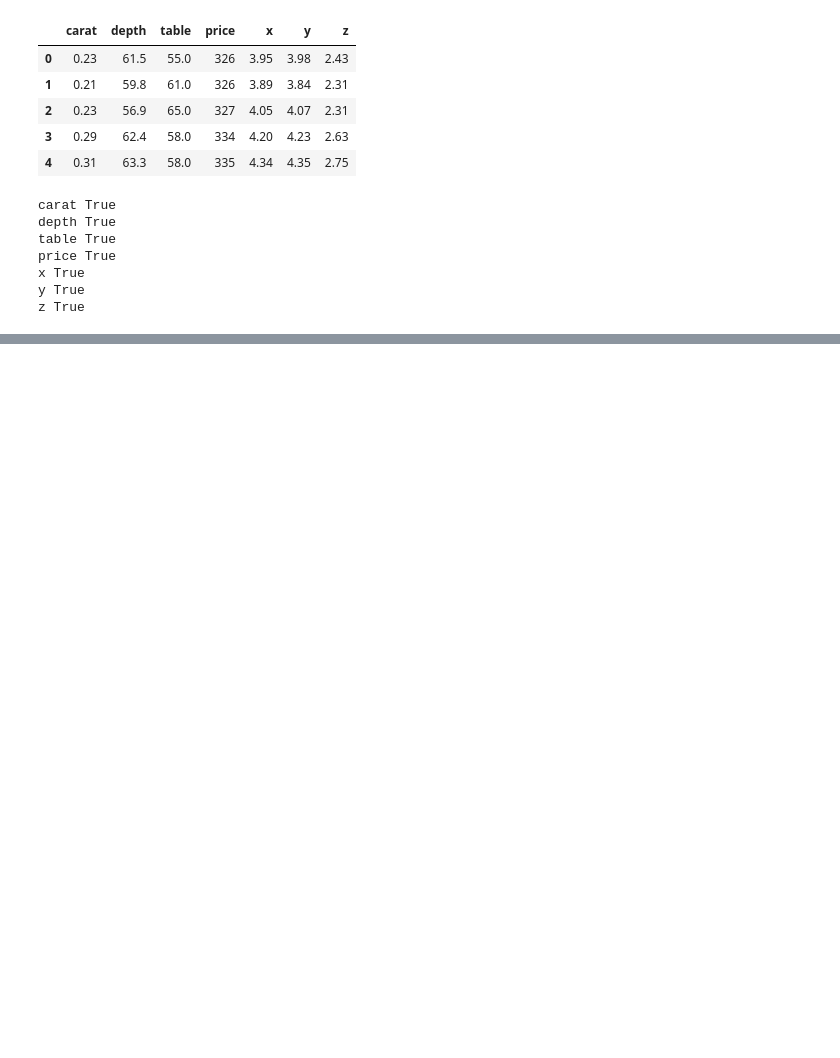
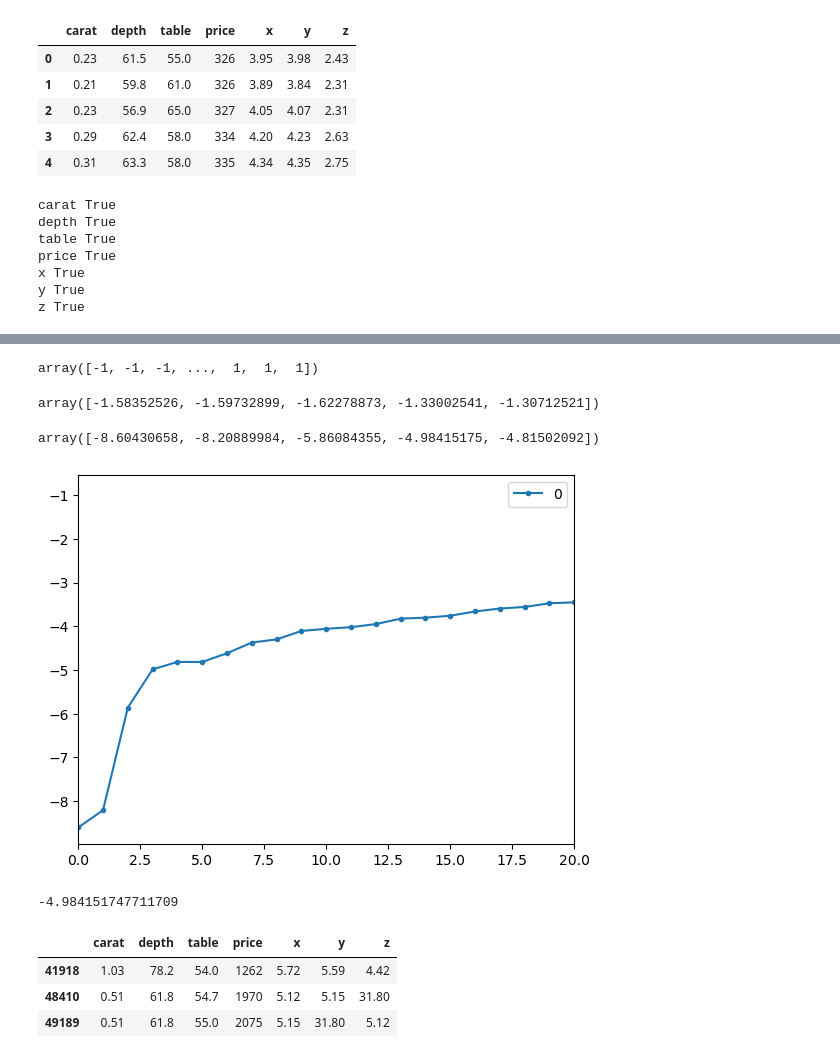
Before and after one commit to zaferavci1/Feature-Engineering, a Jupyter notebook: Future-engineering-1.ipynb, the cells around one changed output, grey strips where cells are left out. Drawn from its saved outputs; the diff is of its cells as text; code cells hidden in the pictures; blank space fills up the shorter version.

```diff
--- a/Future-engineering-1.ipynb
+++ b/Future-engineering-1.ipynb
@@ -479,0 +503,11 @@ z True
+# %%
+clf = LocalOutlierFactor(n_neighbors=20)
+clf.fit_predict(df)
+# %% [output]
+array([-1, -1, -1, ...,  1,  1,  1])
+# %%
+df_scores = clf.negative_outlier_factor_
+# %%
+df_scores[0:5]
+# %% [output]
+array([-1.58352526, -1.59732899, -1.62278873, -1.33002541, -1.30712521])
@@ -479,0 +516,4 @@ z True
+# %%
+np.sort(df_scores)[0:5]
+# %% [output]
+array([-8.60430658, -8.20889984, -5.86084355, -4.98415175, -4.81502092])
@@ -479,0 +522,18 @@ z True
+# %%
+scores = pd.DataFrame(np.sort(df_scores))
+scores.plot(stacked = True, xlim=[0, 20], style=".-")
+plt.show()
+# %% [output]
+[figure, added]
+# %%
+th = np.sort(df_scores)[3]
+th
+# %% [output]
+-4.984151747711709
+# %%
+df[df_scores < th ]
+# %% [output]
+|  | carat | depth | table | price | x | y | z |
+| 41918 | 1.03 | 78.2 | 54.0 | 1262 | 5.72 | 5.59 | 4.42 |
+| 48410 | 0.51 | 61.8 | 54.7 | 1970 | 5.12 | 5.15 | 31.80 |
+| 49189 | 0.51 | 61.8 | 55.0 | 2075 | 5.15 | 31.80 | 5.12 |
```
Also changed, not shown: parts of 63 cells of this notebook.
